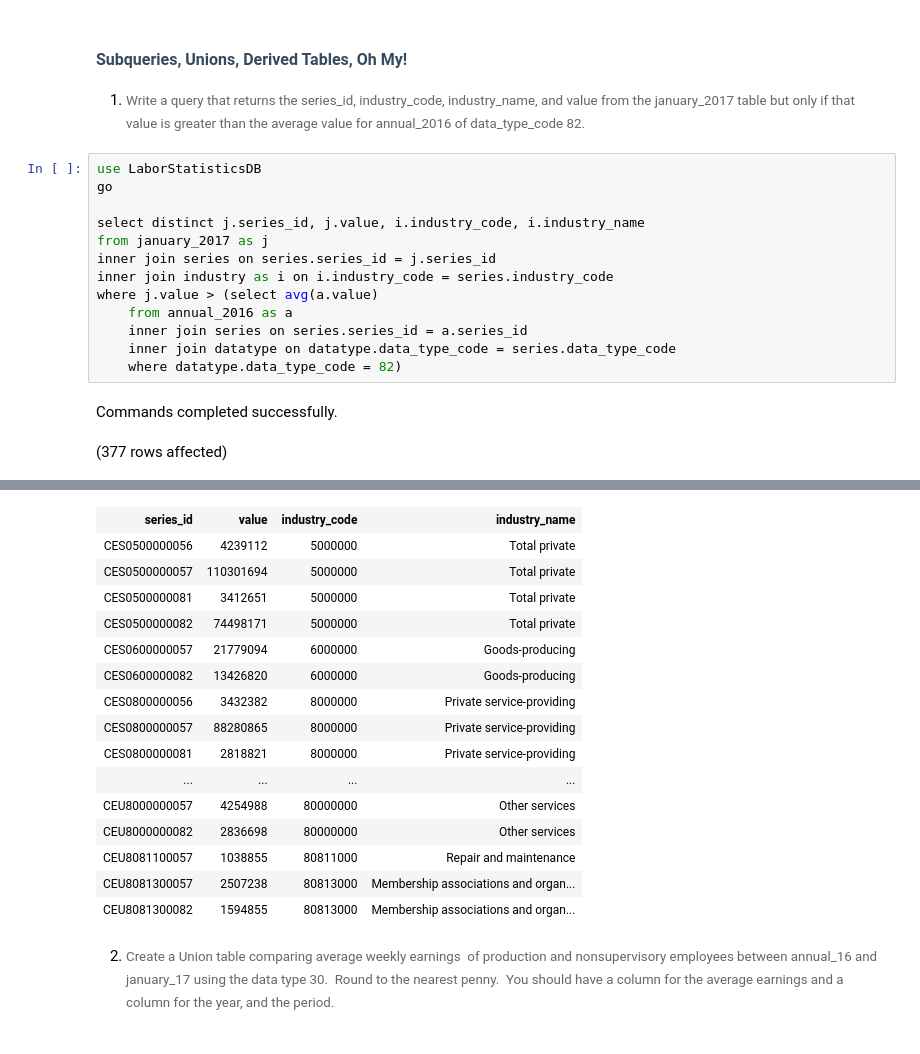
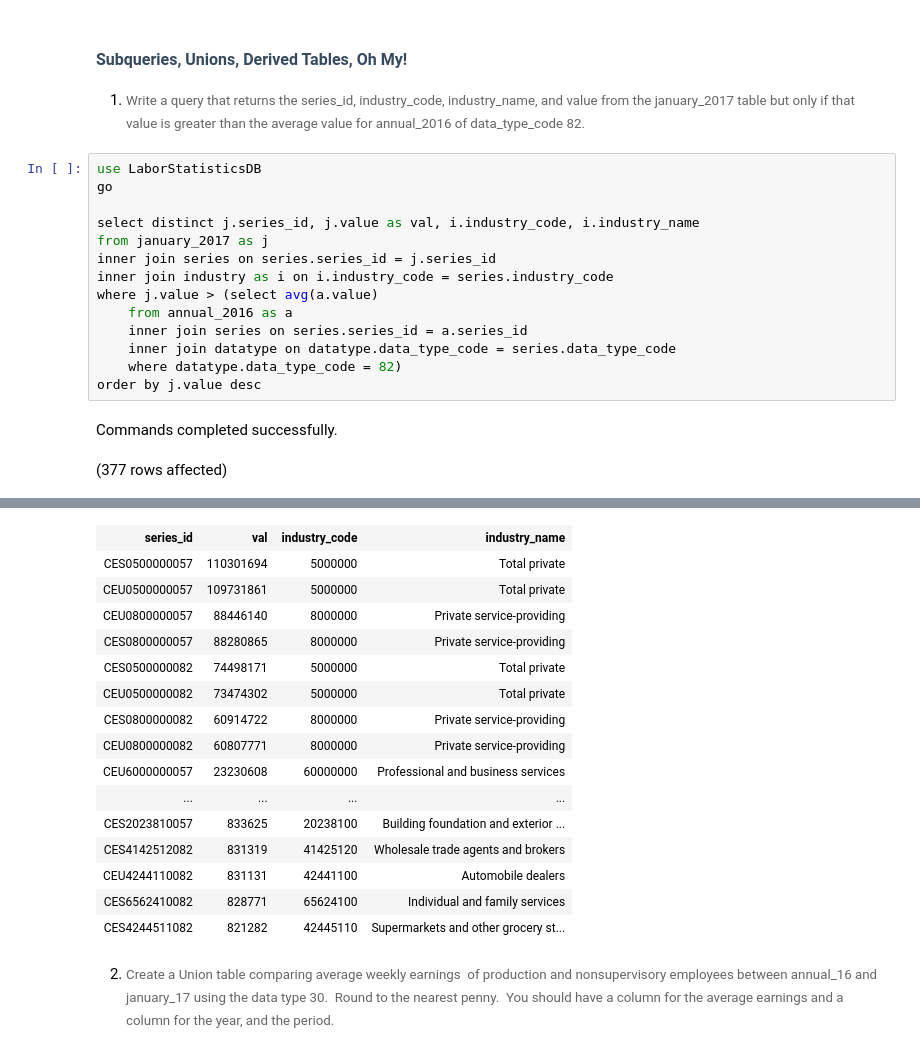
Before and after one commit to Khazbin/Assignment3_9to5, a Jupyter notebook: TiffTaylor-9to5.ipynb, the cells around one changed output, grey strips where cells are left out. Cells and saved outputs as stored; diff of their text form.

```diff
--- a/TiffTaylor-9to5.ipynb
+++ b/TiffTaylor-9to5.ipynb
@@ -397,7 +406,7 @@ Total execution time: 00:00:00.209
 use LaborStatisticsDB
 go
 
-select distinct j.series_id, j.value, i.industry_code, i.industry_name
+select distinct j.series_id, j.value as val, i.industry_code, i.industry_name
 from january_2017 as j
 inner join series on series.series_id = j.series_id
 inner join industry as i on i.industry_code = series.industry_code
@@ -406,6 +415,7 @@ where j.value > (select avg(a.value)
     inner join series on series.series_id = a.series_id
     inner join datatype on datatype.data_type_code = series.data_type_code
     where datatype.data_type_code = 82)
+order by j.value desc
 # %% [output]
 Commands completed successfully.
 (377 rows affected)
@@ -413,19 +423,19 @@ Total execution time: 00:00:00.660
-| series_id | value | industry_code | industry_name |
-| CES0500000056 | 4239112 | 5000000 | Total private |
+| series_id | val | industry_code | industry_name |
 | CES0500000057 | 110301694 | 5000000 | Total private |
-| CES0500000081 | 3412651 | 5000000 | Total private |
+| CEU0500000057 | 109731861 | 5000000 | Total private |
+| CEU0800000057 | 88446140 | 8000000 | Private service-providing |
+| CES0800000057 | 88280865 | 8000000 | Private service-providing |
 | CES0500000082 | 74498171 | 5000000 | Total private |
-| CES0600000057 | 21779094 | 6000000 | Goods-producing |
-| CES0600000082 | 13426820 | 6000000 | Goods-producing |
-| CES0800000056 | 3432382 | 8000000 | Private service-providing |
-| CES0800000057 | 88280865 | 8000000 | Private service-providing |
-| CES0800000081 | 2818821 | 8000000 | Private service-providing |
+| CEU0500000082 | 73474302 | 5000000 | Total private |
+| CES0800000082 | 60914722 | 8000000 | Private service-providing |
+| CEU0800000082 | 60807771 | 8000000 | Private service-providing |
+| CEU6000000057 | 23230608 | 60000000 | Professional and business services |
 | ... | ... | ... | ... |
-| CEU8000000057 | 4254988 | 80000000 | Other services |
-| CEU8000000082 | 2836698 | 80000000 | Other services |
-| CEU8081100057 | 1038855 | 80811000 | Repair and maintenance |
-| CEU8081300057 | 2507238 | 80813000 | Membership associations and organ... |
-| CEU8081300082 | 1594855 | 80813000 | Membership associations and organ... |
+| CES2023810057 | 833625 | 20238100 | Building foundation and exterior ... |
+| CES4142512082 | 831319 | 41425120 | Wholesale trade agents and brokers |
+| CEU4244110082 | 831131 | 42441100 | Automobile dealers |
+| CES6562410082 | 828771 | 65624100 | Individual and family services |
+| CES4244511082 | 821282 | 42445110 | Supermarkets and other grocery st... |
 # %% [markdown]
 2. <span style="background-color: rgb(255, 255, 255); font-size: 10pt; white-space: pre-wrap; color: rgb(102, 102, 102); font-family: Arvo, serif;">Create a Union table comparing average weekly earnings&nbsp; of production and nonsupervisory employees between annual_16 and january_17 using the data type 30.&nbsp; Round to the nearest penny.&nbsp; You should have a column for the average earnings and a column for the year, and the period.</span>
 # %%
```
Also changed, not shown: parts of 12 cells of this notebook.
